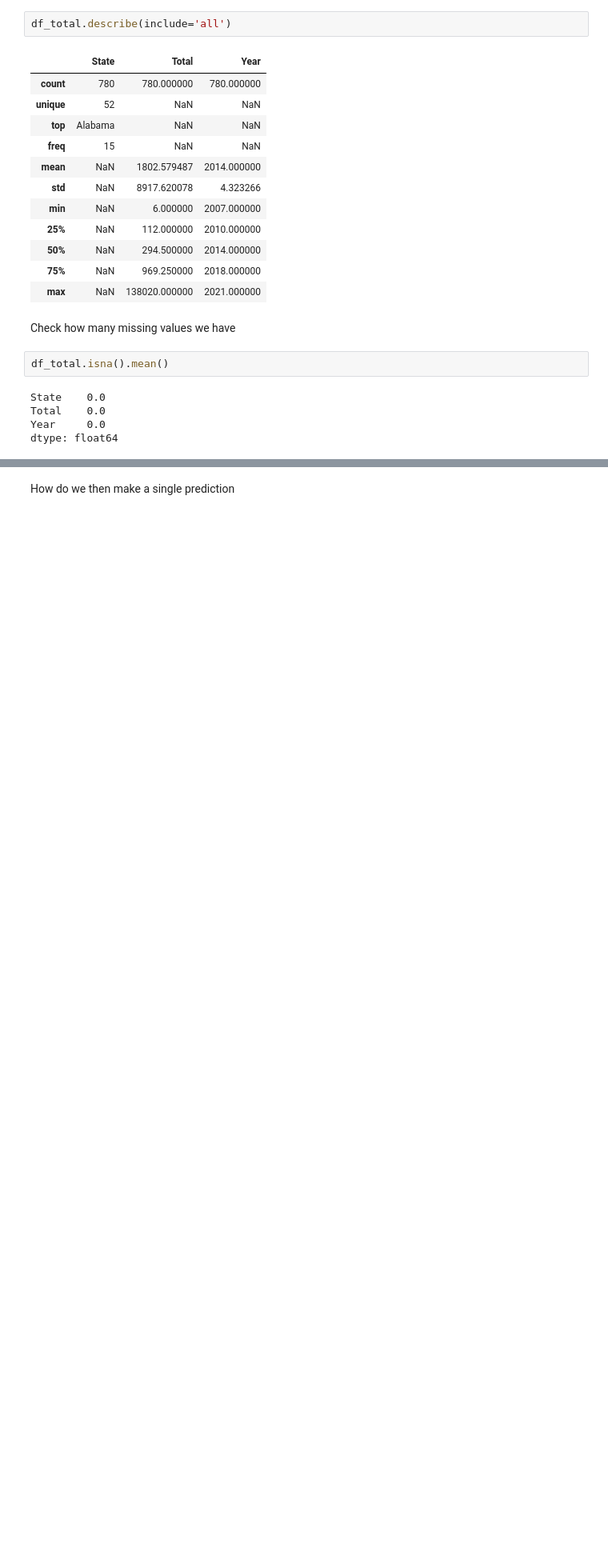
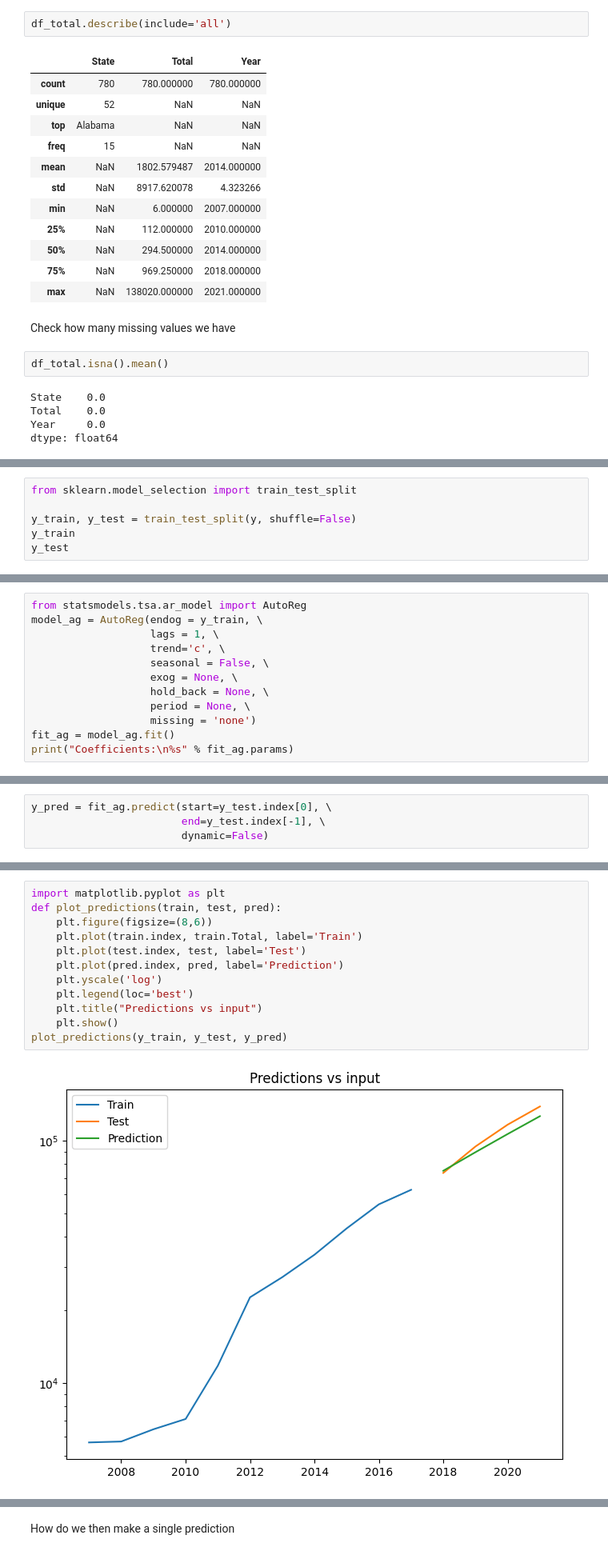
Before and after one commit to armakuni/mlops-workshop, a Jupyter notebook: notebooks/eda.ipynb, the cells around one changed output, grey strips where cells are left out. Shown at 80% size. Cells and saved outputs as stored; diff of their text form; blank space fills up the shorter version.

```diff
--- a/notebooks/eda.ipynb
+++ b/notebooks/eda.ipynb
@@ -324,0 +122,6 @@ plot_predictions(df_tt_dt, df_pred)
+# %%
+from sklearn.model_selection import train_test_split
+
+y_train, y_test = train_test_split(y, shuffle=False)
+y_train
+y_test
@@ -324,0 +135,12 @@ plot_predictions(df_tt_dt, df_pred)
+# %%
+from statsmodels.tsa.ar_model import AutoReg
+model_ag = AutoReg(endog = y_train, \
+                   lags = 1, \
+                   trend='c', \
+                   seasonal = False, \
+                   exog = None, \
+                   hold_back = None, \
+                   period = None, \
+                   missing = 'none')
+fit_ag = model_ag.fit()
+print("Coefficients:\n%s" % fit_ag.params)
@@ -324,0 +152,4 @@ plot_predictions(df_tt_dt, df_pred)
+# %%
+y_pred = fit_ag.predict(start=y_test.index[0], \
+                        end=y_test.index[-1], \
+                        dynamic=False)
@@ -324,0 +158,14 @@ plot_predictions(df_tt_dt, df_pred)
+# %%
+import matplotlib.pyplot as plt
+def plot_predictions(train, test, pred):
+    plt.figure(figsize=(8,6))
+    plt.plot(train.index, train.Total, label='Train')
+    plt.plot(test.index, test, label='Test')
+    plt.plot(pred.index, pred, label='Prediction')
+    plt.yscale('log')
+    plt.legend(loc='best')
+    plt.title("Predictions vs input")
+    plt.show()
+plot_predictions(y_train, y_test, y_pred)
+# %% [output]
+[figure, added]
```
Also changed, not shown: parts of 47 cells of this notebook, 28 other files.
